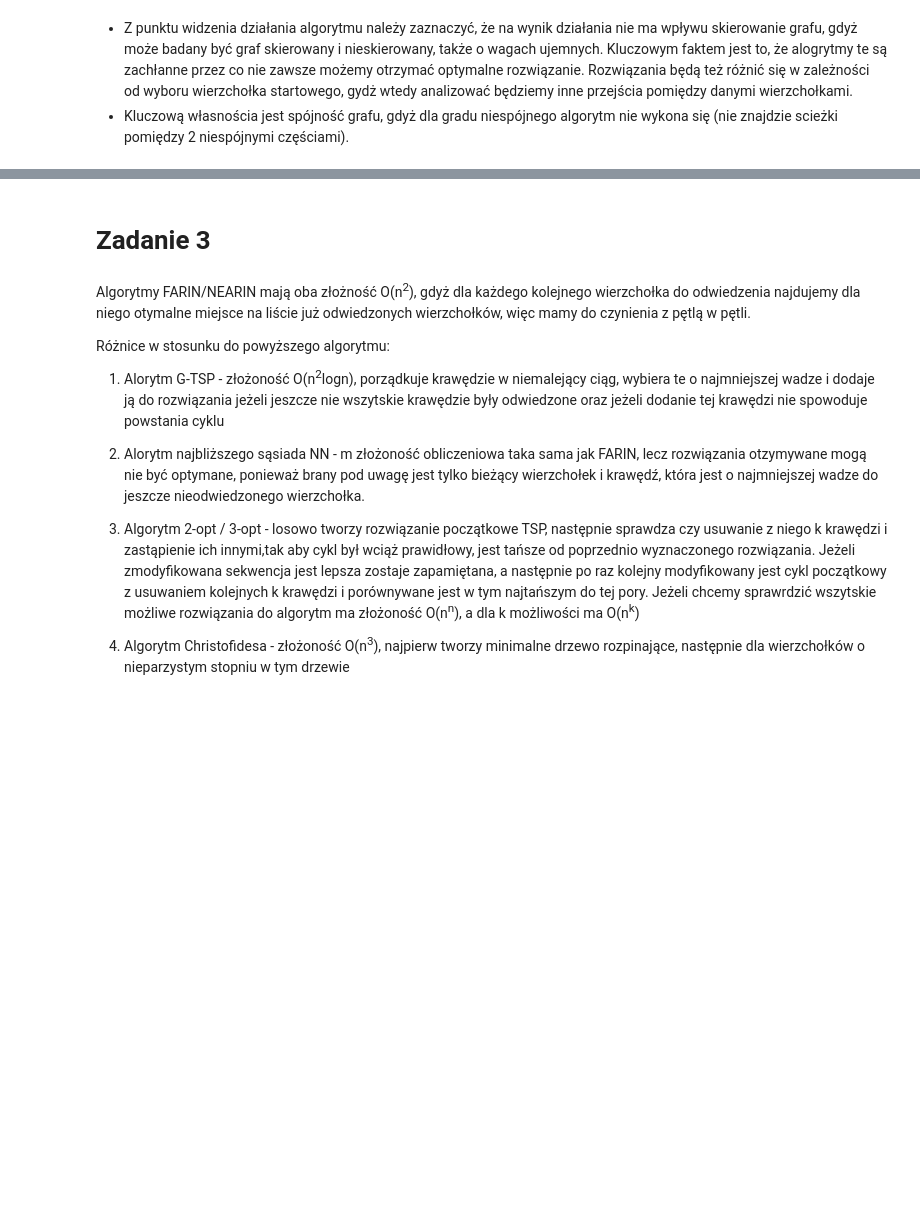
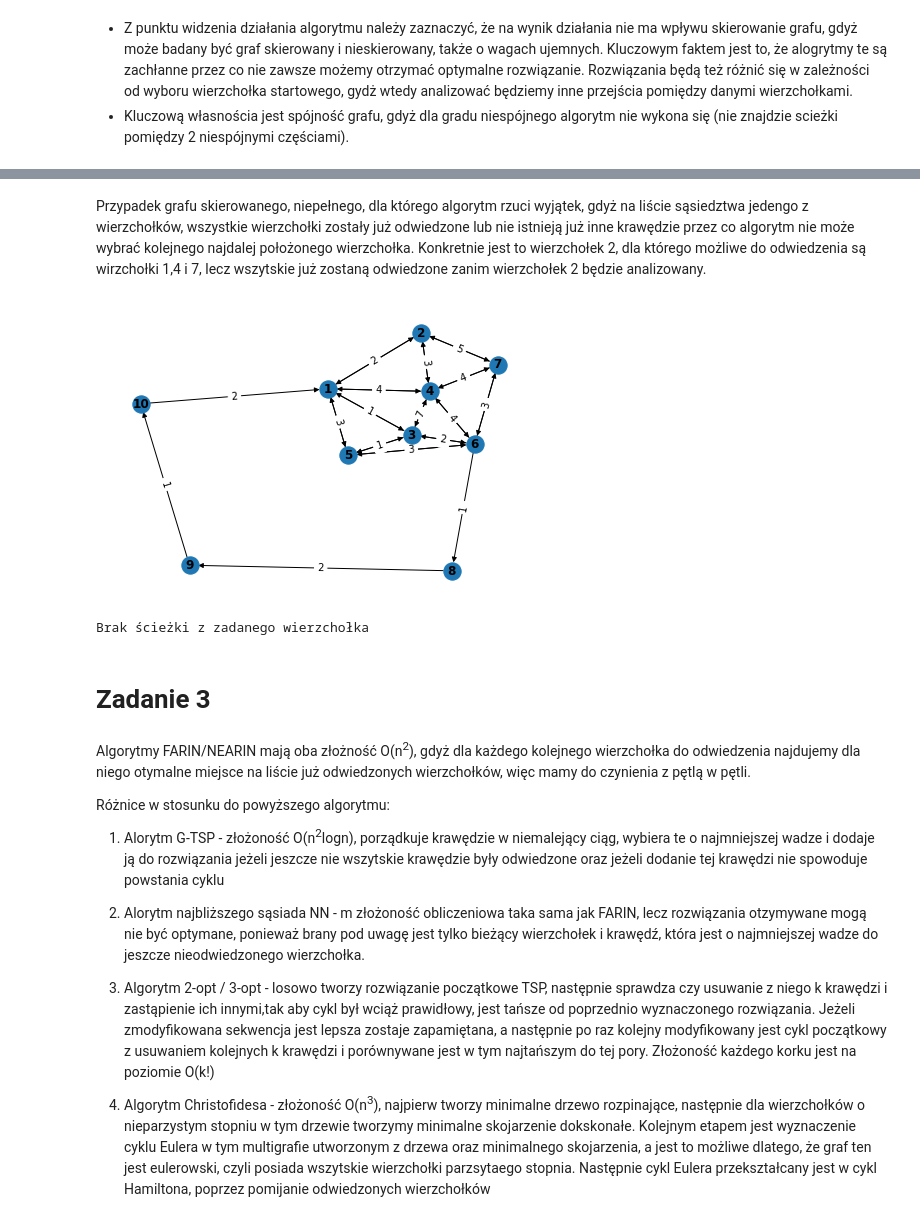
Before and after one commit to JakubStyczen/BO1, a Jupyter notebook: tsp.ipynb, the cells around one changed output, grey strips where cells are left out. Saved outputs shown, nothing was run; the diff lists cells and outputs as text; code cells hidden in the pictures; blank space fills up the shorter version.

```diff
--- a/tsp.ipynb
+++ b/tsp.ipynb
@@ -183,3 +195,42 @@ graph = {
+# %% [markdown]
+Przypadek grafu skierowanego, niepełnego, dla którego algorytm rzuci wyjątek, gdyż na liście sąsiedztwa jedengo z wierzchołków, wszystkie wierzchołki zostały już odwiedzone lub nie istnieją już inne krawędzie przez co algorytm nie może wybrać kolejnego najdalej położonego wierzchołka. Konkretnie jest to wierzchołek 2, dla którego możliwe do odwiedzenia są wirzchołki 1,4 i 7, lecz wszytskie już zostaną odwiedzone zanim wierzchołek 2 będzie analizowany.
+# %%
+graph = {
+    1: [2, 3, 4, 5],
+    2: [1, 4, 7],
+    3: [1, 4, 5, 6],
+    4: [1, 2, 3, 6, 7],
+    5: [1, 3, 6],
+    6: [3, 4, 5, 7,8],
+    7: [2, 4, 6],
+    8: [9],
+    9: [10],
+    10: [1],
+}
+
+a = [
+    [inf, 2, 1, 4, 3, inf, inf,inf,inf,inf],
+    [2, inf, inf, 3, inf, inf, 5,inf,inf,inf],
+    [1, inf, inf, 7, 1, 2, inf,inf,inf,inf],
+    [4, 3, 7, inf, inf, 4, 4,inf,inf,inf],
+    [3, inf, 1, inf, inf, 3, inf,inf,inf,inf],
+    [inf, inf, 2, 4, 3, inf, 3,1,inf,inf],
+    [inf, 5, inf, 4, inf, 3, inf,inf,inf,inf],
+    [inf, inf, inf, inf, inf, inf, inf,inf,2,inf],
+    [inf,inf, inf, inf, inf, inf, inf,inf,inf,1],
+    [2, inf, inf, inf, inf, inf, inf,inf,inf,inf]
+    ]
+
+
+try:
+    info_graph(graph, a)
+    cost, path = FARIN(graph, a, 1)
+    print(f'Koszt ścieżki: {cost} \nŚcieżka: {path}')
+except PathNotFoundError:
+    print('Brak ścieżki z zadanego wierzchołka')
+# %% [output]
+[figure, added]
+Brak ścieżki z zadanego wierzchołka
 # %% [markdown]
 # Zadanie 3
 # %% [markdown]
@@ -191,6 +242,7 @@ Różnice w stosunku do powyższego algorytmu:
 
 2. Alorytm najbliższego sąsiada NN - m złożoność obliczeniowa taka sama jak FARIN, lecz rozwiązania otzymywane mogą nie być optymane, ponieważ brany pod uwagę jest tylko bieżący wierzchołek i krawędź, która jest o najmniejszej wadze do jeszcze nieodwiedzonego wierzchołka.
 
-3. Algorytm 2-opt / 3-opt - losowo tworzy rozwiązanie początkowe TSP, następnie sprawdza czy usuwanie z niego k krawędzi i zastąpienie ich innymi,tak aby cykl był wciąż prawidłowy, jest tańsze od poprzednio wyznaczonego rozwiązania. Jeżeli zmodyfikowana sekwencja jest lepsza zostaje zapamiętana, a następnie po raz kolejny modyfikowany jest cykl początkowy z usuwaniem kolejnych k krawędzi i porównywane jest w tym najtańszym do tej pory. Jeżeli chcemy sprawrdzić wszytskie możliwe rozwiązania do algorytm ma złożoność O(n<sup>n</sup>), a dla k możliwości ma O(n<sup>k</sup>)
+3. Algorytm 2-opt / 3-opt - losowo tworzy rozwiązanie początkowe TSP, następnie sprawdza czy usuwanie z niego k krawędzi i zastąpienie ich innymi,tak aby cykl był wciąż prawidłowy, jest tańsze od poprzednio wyznaczonego rozwiązania. Jeżeli zmodyfikowana sekwencja jest lepsza zostaje zapamiętana, a następnie po raz kolejny modyfikowany jest cykl początkowy z usuwaniem kolejnych k krawędzi i porównywane jest w tym najtańszym do tej pory. Złożoność każdego korku jest na poziomie
+O(k!)
 
-4. Algorytm Christofidesa - złożoność O(n<sup>3</sup>), najpierw tworzy minimalne drzewo rozpinające, następnie dla wierzchołków o nieparzystym stopniu w tym drzewie
+4. Algorytm Christofidesa - złożoność O(n<sup>3</sup>), najpierw tworzy minimalne drzewo rozpinające, następnie dla wierzchołków o nieparzystym stopniu w tym drzewie tworzymy minimalne skojarzenie dokskonałe. Kolejnym etapem jest wyznaczenie cyklu Eulera w tym multigrafie utworzonym z drzewa oraz minimalnego skojarzenia, a jest to możliwe dlatego, że graf ten jest eulerowski, czyli posiada wszytskie wierzchołki parzsytaego stopnia. Następnie cykl Eulera przekształcany jest w cykl Hamiltona, poprzez pomijanie odwiedzonych wierzchołków
```
Also changed, not shown: parts of 7 cells of this notebook, 13 other files.
